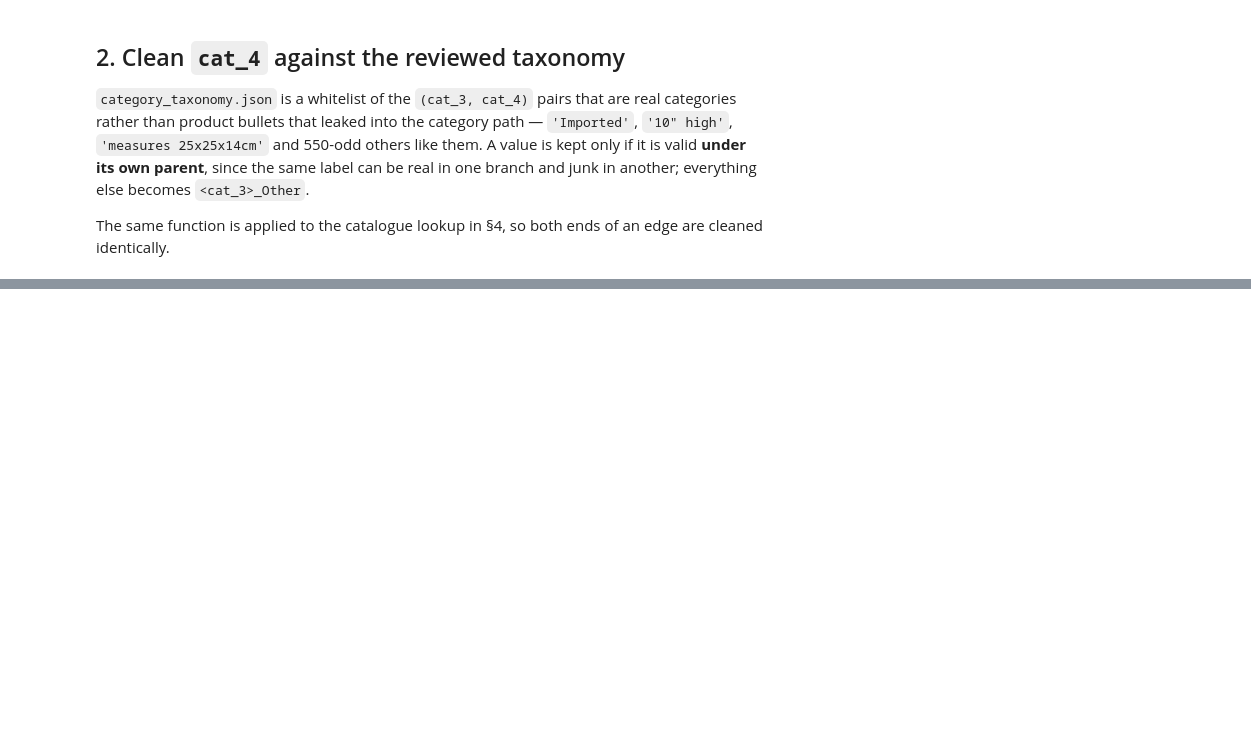
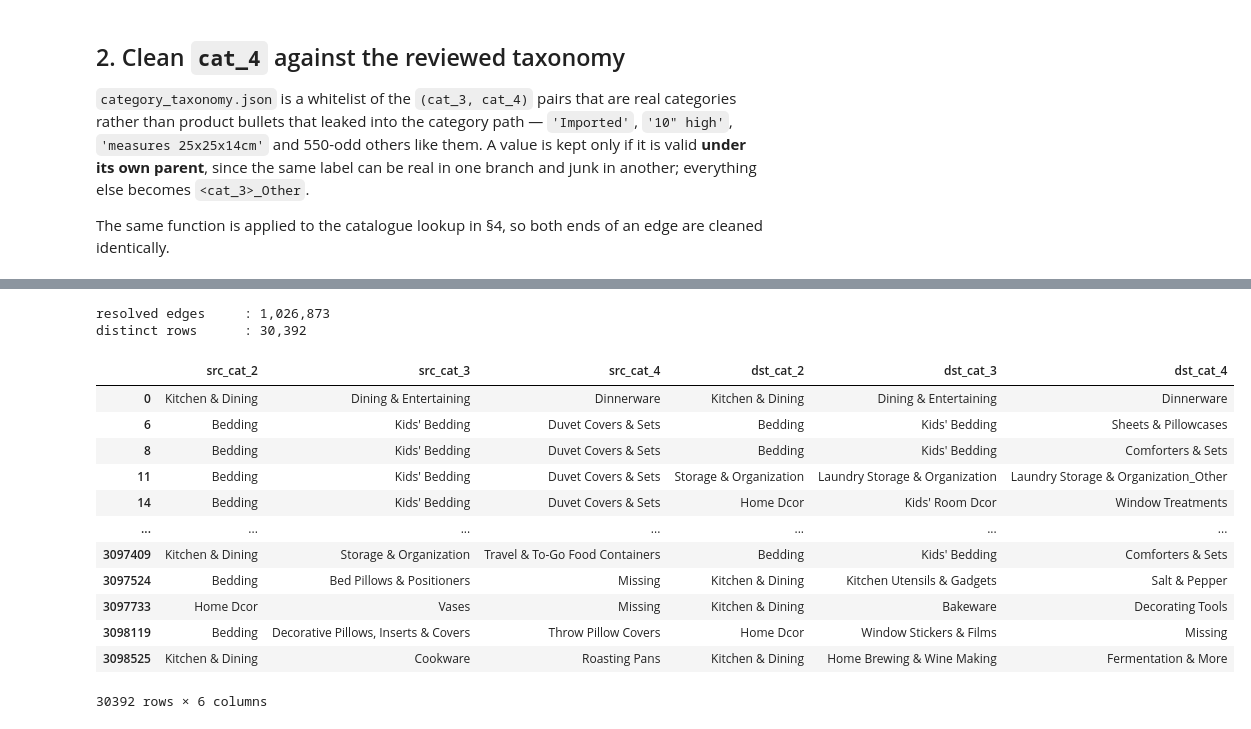
Before and after one commit to flamesmith/RecSystem, a Jupyter notebook: notebooks/complementary_categories.ipynb, the cells around one changed output, grey strips where cells are left out. Drawn from its saved outputs; the diff is of its cells as text; code cells hidden in the pictures; blank space fills up the shorter version.

```diff
--- a/notebooks/complementary_categories.ipynb
+++ b/notebooks/complementary_categories.ipynb
@@ -281,0 +389,22 @@ pairs.head(10)
+# %%
+in_catalogue = pairs[pairs["dst_cat_2"] != NOT_IN_CATALOGUE][['src_cat_2', 'src_cat_3', 'src_cat_4', 'dst_cat_2', 'dst_cat_3', 'dst_cat_4']].drop_duplicates()
+
+print(f"resolved edges     : {(pairs['dst_cat_2'] != NOT_IN_CATALOGUE).sum():,}")
+print(f"distinct rows      : {len(in_catalogue):,}")
+in_catalogue
+# %% [output]
+resolved edges     : 1,026,873
+distinct rows      : 30,392
+|  | src_cat_2 | src_cat_3 | src_cat_4 | dst_cat_2 | dst_cat_3 | dst_cat_4 |
+| 0 | Kitchen & Dining | Dining & Entertaining | Dinnerware | Kitchen & Dining | Dining & Entertaining | Dinnerware |
+| 6 | Bedding | Kids' Bedding | Duvet Covers & Sets | Bedding | Kids' Bedding | Sheets & Pillowcases |
+| 8 | Bedding | Kids' Bedding | Duvet Covers & Sets | Bedding | Kids' Bedding | Comforters & Sets |
+| 11 | Bedding | Kids' Bedding | Duvet Covers & Sets | Storage & Organization | Laundry Storage & Organization | Laundry Storage & Organization_Other |
+| 14 | Bedding | Kids' Bedding | Duvet Covers & Sets | Home Dcor | Kids' Room Dcor | Window Treatments |
+| ... | ... | ... | ... | ... | ... | ... |
+| 3097409 | Kitchen & Dining | Storage & Organization | Travel & To-Go Food Containers | Bedding | Kids' Bedding | Comforters & Sets |
+| 3097524 | Bedding | Bed Pillows & Positioners | Missing | Kitchen & Dining | Kitchen Utensils & Gadgets | Salt & Pepper |
+| 3097733 | Home Dcor | Vases | Missing | Kitchen & Dining | Bakeware | Decorating Tools |
+| 3098119 | Bedding | Decorative Pillows, Inserts & Covers | Throw Pillow Covers | Home Dcor | Window Stickers & Films | Missing |
+| 3098525 | Kitchen & Dining | Cookware | Roasting Pans | Kitchen & Dining | Home Brewing & Wine Making | Fermentation & More |
+30392 rows × 6 columns
```
Also changed, not shown: parts of 22 cells of this notebook.
